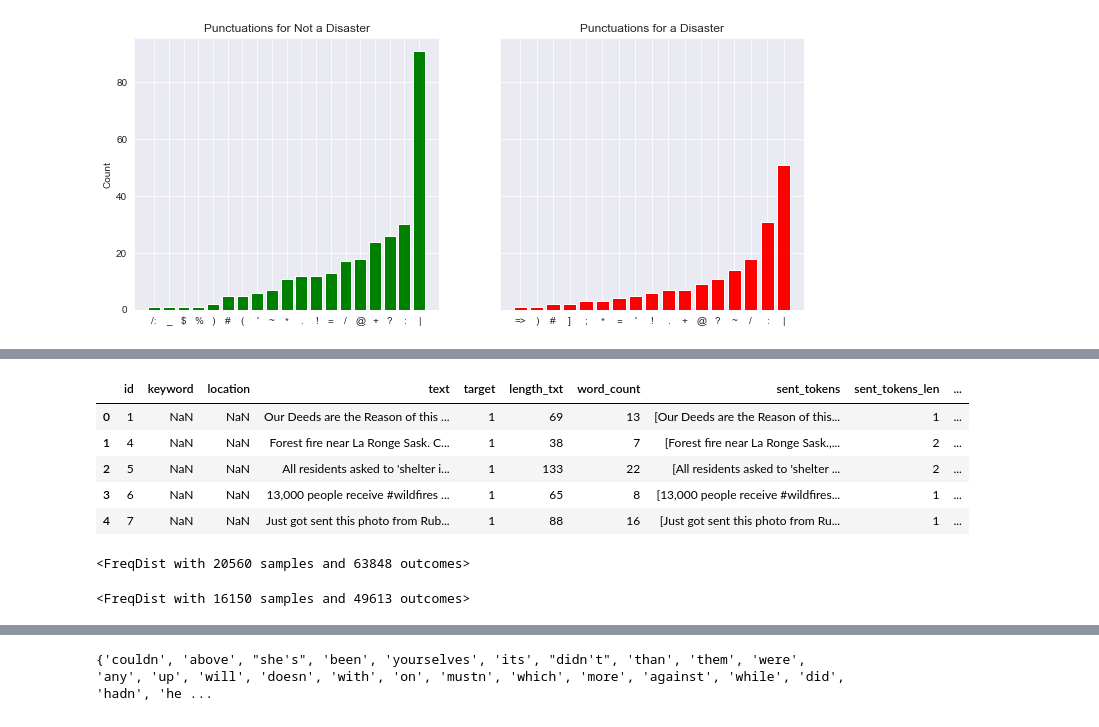
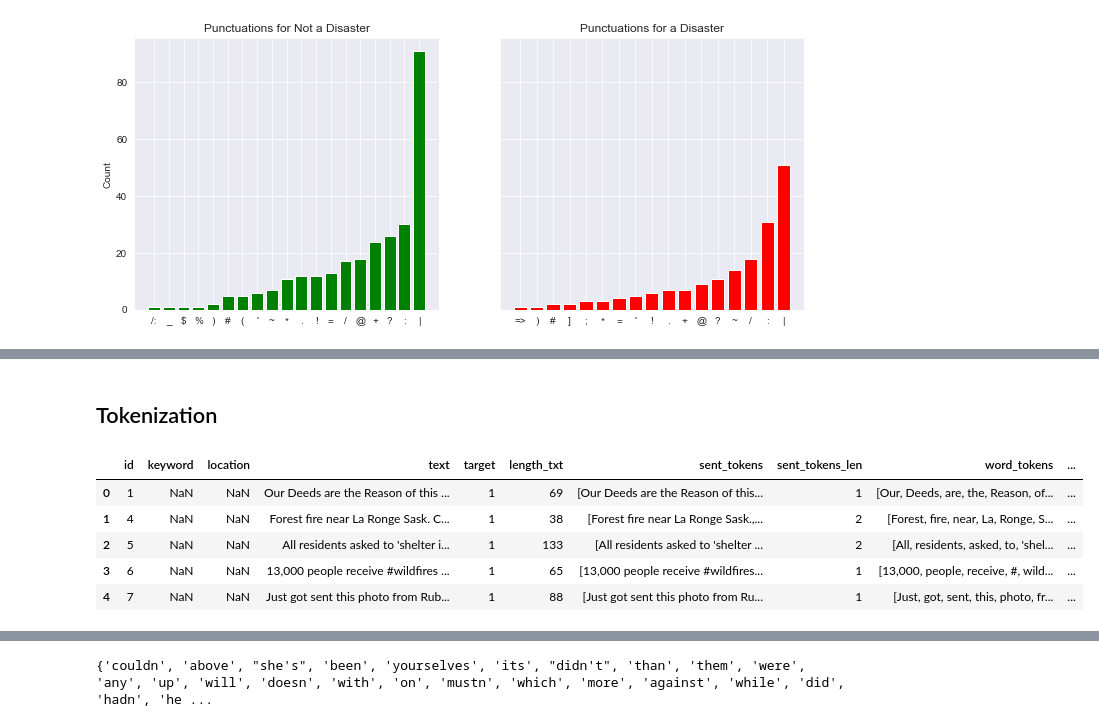
Before and after one commit to Eric-G-Romano/NLP_Disater_tweets, a Jupyter notebook: NLP Disaster classifier tweet.ipynb, the cells around one changed output, grey strips where cells are left out. Cells and saved outputs as stored; diff of their text form; code cells hidden in the pictures.

```diff
--- a/NLP Disaster classifier tweet.ipynb
+++ b/NLP Disaster classifier tweet.ipynb
@@ -105,2 +100,0 @@ def word_count(text):
-# %%
-df_train['word_count'] = df_train['text'].apply(word_count)
@@ -173,42 +181,23 @@ df_train.head()
+# %% [markdown]
+## Tokenization
 # %%
 def sent_token(text):
     """Performs a sentence tokenization"""
     return sent_tokenize(text)
 def word_token(text):
     """Performs a word Tokenization"""
     return word_tokenize(text)
 
 df_train['sent_tokens'] = df_train['text'].apply(sent_token)
 df_train['sent_tokens_len'] = df_train['sent_tokens'].apply(textlength)
 
 df_train['word_tokens'] = df_train['text'].apply(word_token)
-df_train['word_tokens_len'] = df_train['word_tokens'].apply(textlength)
 
 df_train.head()
 # %% [output]
-|  | id | keyword | location | text | target | length_txt | word_count | sent_tokens | sent_tokens_len | ... |
-| 0 | 1 | NaN | NaN | Our Deeds are the Reason of this ... | 1 | 69 | 13 | [Our Deeds are the Reason of this... | 1 | ... |
-| 1 | 4 | NaN | NaN | Forest fire near La Ronge Sask. C... | 1 | 38 | 7 | [Forest fire near La Ronge Sask.,... | 2 | ... |
-| 2 | 5 | NaN | NaN | All residents asked to 'shelter i... | 1 | 133 | 22 | [All residents asked to 'shelter ... | 2 | ... |
-| 3 | 6 | NaN | NaN | 13,000 people receive #wildfires ... | 1 | 65 | 8 | [13,000 people receive #wildfires... | 1 | ... |
-| 4 | 7 | NaN | NaN | Just got sent this photo from Rub... | 1 | 88 | 16 | [Just got sent this photo from Ru... | 1 | ... |
+|  | id | keyword | location | text | target | length_txt | sent_tokens | sent_tokens_len | word_tokens | ... |
+| 0 | 1 | NaN | NaN | Our Deeds are the Reason of this ... | 1 | 69 | [Our Deeds are the Reason of this... | 1 | [Our, Deeds, are, the, Reason, of... | ... |
+| 1 | 4 | NaN | NaN | Forest fire near La Ronge Sask. C... | 1 | 38 | [Forest fire near La Ronge Sask.,... | 2 | [Forest, fire, near, La, Ronge, S... | ... |
+| 2 | 5 | NaN | NaN | All residents asked to 'shelter i... | 1 | 133 | [All residents asked to 'shelter ... | 2 | [All, residents, asked, to, 'shel... | ... |
+| 3 | 6 | NaN | NaN | 13,000 people receive #wildfires ... | 1 | 65 | [13,000 people receive #wildfires... | 1 | [13,000, people, receive, #, wild... | ... |
+| 4 | 7 | NaN | NaN | Just got sent this photo from Rub... | 1 | 88 | [Just got sent this photo from Ru... | 1 | [Just, got, sent, this, photo, fr... | ... |
-# %%
-corpus= create_corpus(0)
-fdist = FreqDist(corpus)
-print(fdist)
-
-# Frequency Distribution Plot
-fdist.plot(30,cumulative=False)
-plt.show()
-# %% [output]
-<FreqDist with 20560 samples and 63848 outcomes>
-# %%
-corpus= create_corpus(1)
-fdist = FreqDist(corpus)
-print(fdist)
-
-# Frequency Distribution Plot
-fdist.plot(30,cumulative=False)
-plt.show()
-# %% [output]
-<FreqDist with 16150 samples and 49613 outcomes>
```
Also changed, not shown: parts of 29 cells of this notebook.
